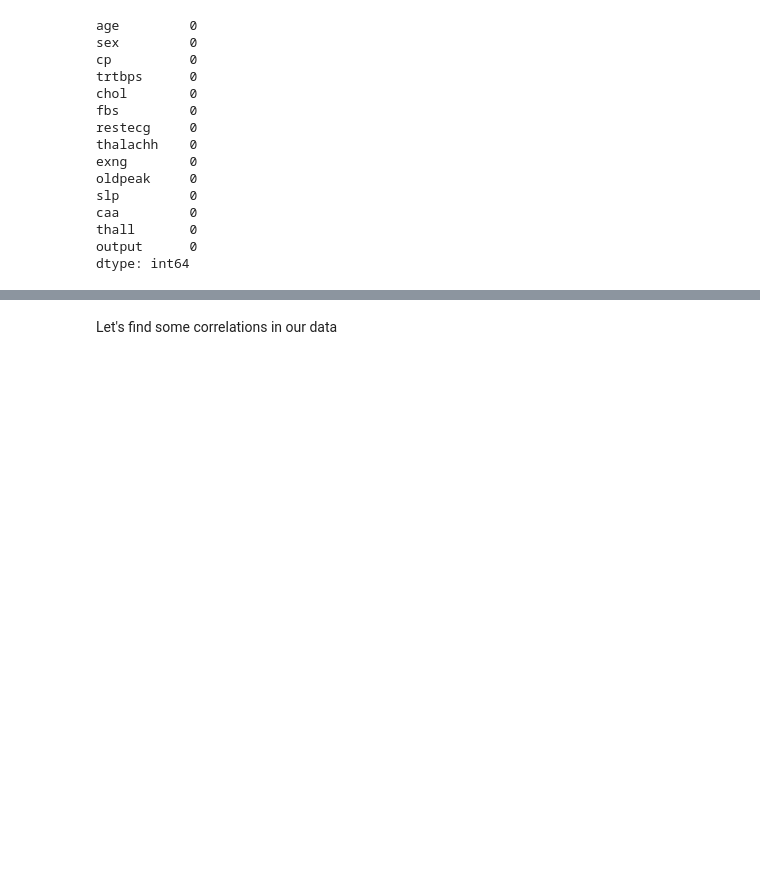
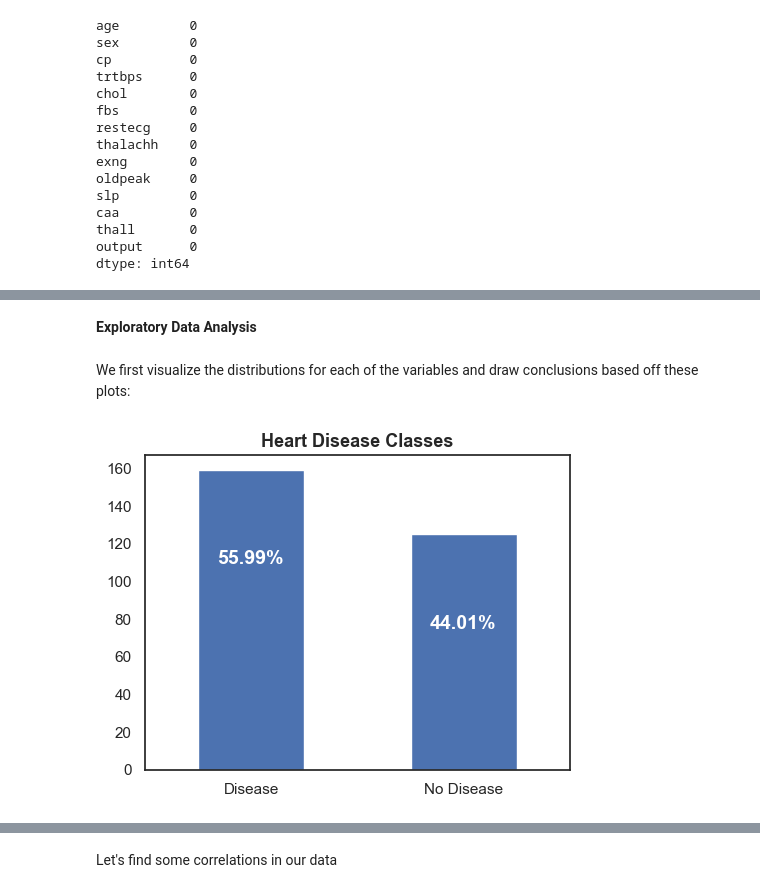
Before and after one commit to jsondevers/heart-attacks, a Jupyter notebook: heart-attack copy.ipynb, the cells around one changed output, grey strips where cells are left out. Cells and saved outputs as stored; diff of their text form; code cells hidden in the pictures; blank space fills up the shorter version.

```diff
--- a/heart-attack copy.ipynb
+++ b/heart-attack copy.ipynb
@@ -66,0 +125,24 @@ df.describe()
+# %% [markdown]
+**Exploratory Data Analysis**
+# %% [markdown]
+We first visualize the distributions for each of the variables and draw conclusions based off these plots:
+# %%
+fig, ax = plt.subplots(figsize=(5,4))
+name = ["Disease", "No Disease"]
+ax = df_visual.output.value_counts().plot(kind='bar')
+ax.set_title("Heart Disease Classes", fontsize = 13, weight = 'bold')
+ax.set_xticklabels (name, rotation = 0)
+
+# To calculate the percentage
+totals = []
+for i in ax.patches:
+    totals.append(i.get_height())
+total = sum(totals)
+for i in ax.patches:
+    ax.text(i.get_x()+.09, i.get_height()-50, \
+            str(round((i.get_height()/total)*100, 2))+'%', fontsize=14,
+                color='white', weight = 'bold')
+
+plt.tight_layout()
+# %% [output]
+[figure, added]
```
Also changed, not shown: parts of 76 cells of this notebook.
